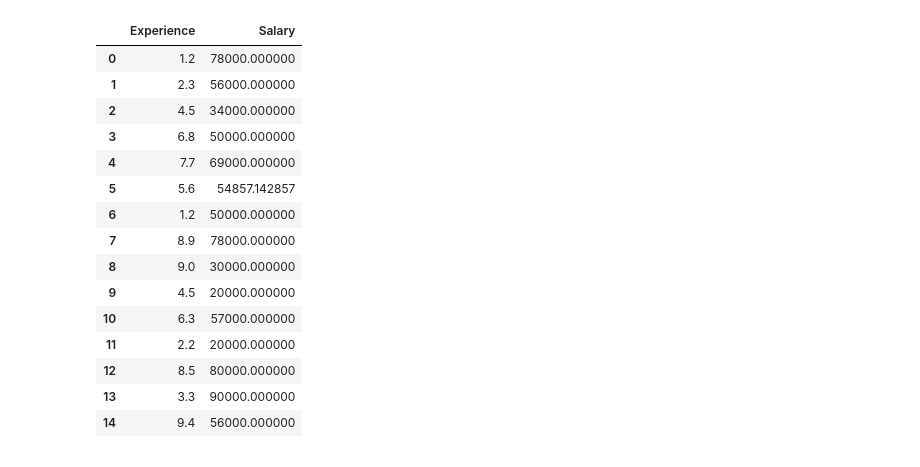
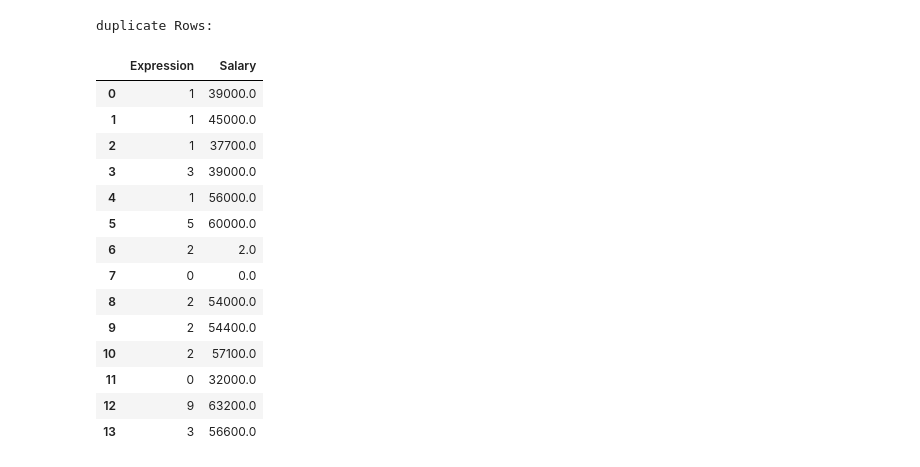
Before and after one commit to 13Pranoti/ml_practical_new, a Jupyter notebook: ml4.ipynb, the cells around one changed output. Drawn from its saved outputs; the diff is of its cells as text; code cells hidden in the pictures.

```diff
--- a/ml4.ipynb
+++ b/ml4.ipynb
@@ -34,0 +11,15 @@ print(df)
+# %%
+import numpy as np
+import pandas as pd
+
+X = np.array([1,1,1,3,1,5,2,0,2,2,2,0,9,3,0,0,3,2,3,7,4,0,2,9])
+Y = np.array([39000,45000,37700,39000,56000,60000,np.nan,np.nan,54000,54400,57100,32000,63200,56600])
+
+# Truncate X to match the length of Y
+X = X[:len(Y)]
+
+df= pd.DataFrame({
+    "Expression":X,
+    "Salary":Y
+})
+print(df)
@@ -97,20 +156,23 @@ Duplicate Rows
+# %%
+print("duplicate Rows:")
+# %% [output]
+duplicate Rows:
 # %%
-df["Salary"] = df["Salary"].fillna(df["Salary"].mean())
+df["Salary"] = df["Salary"].fillna(df['Expression'])
 df
 # %% [output]
-|  | Experience | Salary |
-| 0 | 1.2 | 78000.000000 |
-| 1 | 2.3 | 56000.000000 |
-| 2 | 4.5 | 34000.000000 |
-| 3 | 6.8 | 50000.000000 |
-| 4 | 7.7 | 69000.000000 |
-| 5 | 5.6 | 54857.142857 |
-| 6 | 1.2 | 50000.000000 |
-| 7 | 8.9 | 78000.000000 |
-| 8 | 9.0 | 30000.000000 |
-| 9 | 4.5 | 20000.000000 |
-| 10 | 6.3 | 57000.000000 |
-| 11 | 2.2 | 20000.000000 |
-| 12 | 8.5 | 80000.000000 |
-| 13 | 3.3 | 90000.000000 |
-| 14 | 9.4 | 56000.000000 |
+|  | Expression | Salary |
+| 0 | 1 | 39000.0 |
+| 1 | 1 | 45000.0 |
+| 2 | 1 | 37700.0 |
+| 3 | 3 | 39000.0 |
+| 4 | 1 | 56000.0 |
+| 5 | 5 | 60000.0 |
+| 6 | 2 | 2.0 |
+| 7 | 0 | 0.0 |
+| 8 | 2 | 54000.0 |
+| 9 | 2 | 54400.0 |
+| 10 | 2 | 57100.0 |
+| 11 | 0 | 32000.0 |
+| 12 | 9 | 63200.0 |
+| 13 | 3 | 56600.0 |
```
Also changed, not shown: parts of 33 cells of this notebook.
